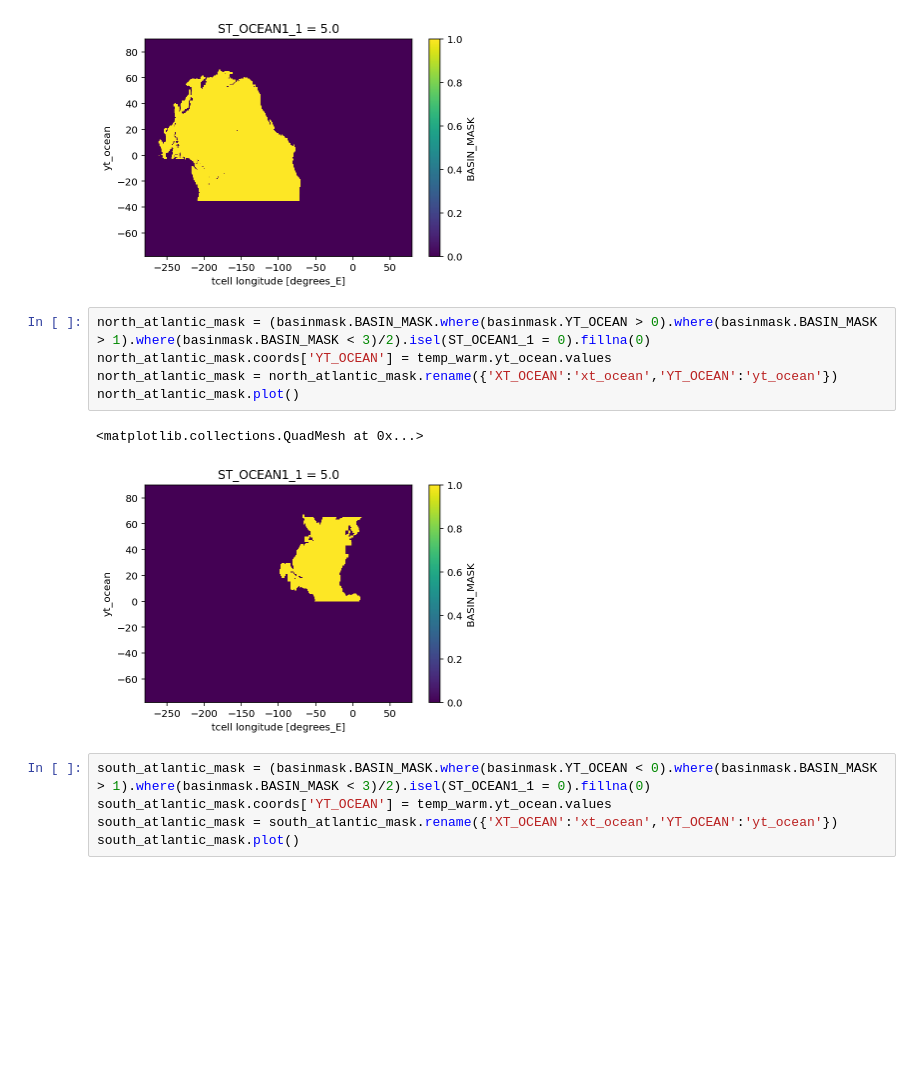
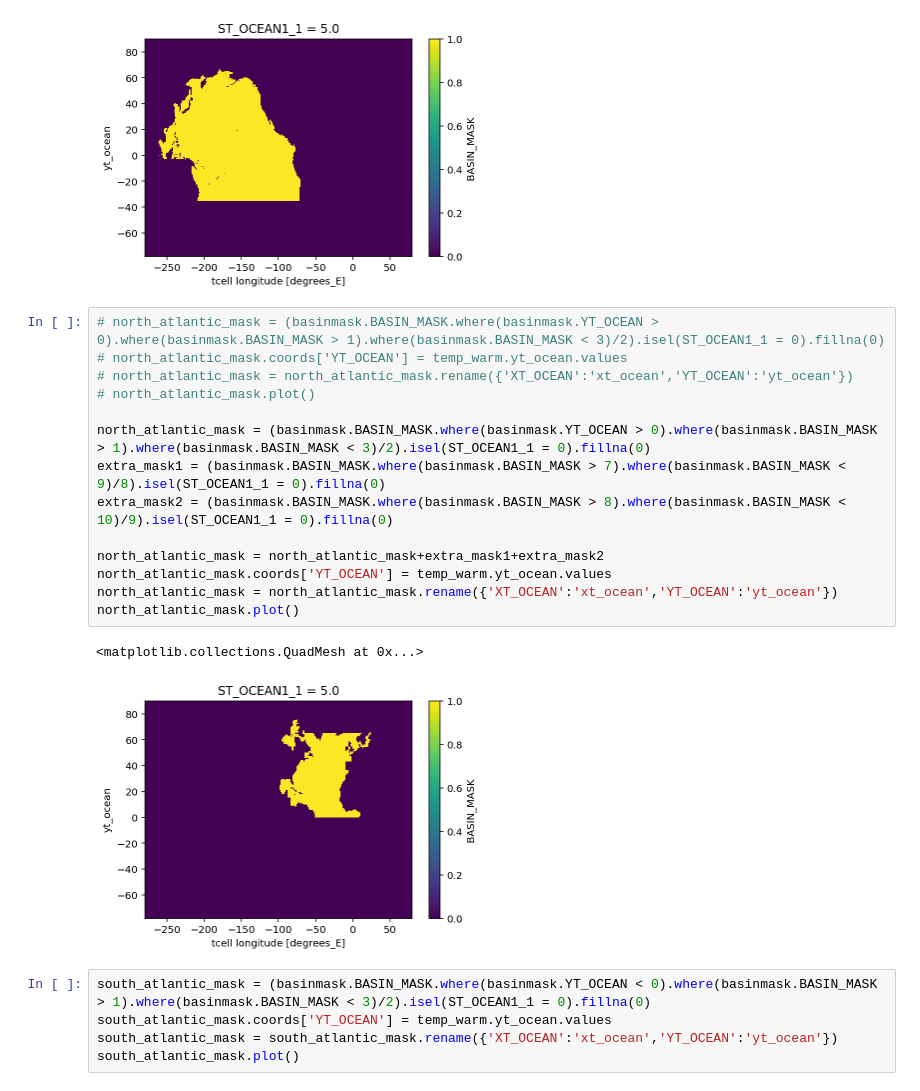
Before and after one commit to claireyung/unsw_clex_project_files, a Jupyter notebook: basin_heat_uptake.ipynb, the cells around one changed output. Saved outputs shown, nothing was run; the diff lists cells and outputs as text; blank space fills up the shorter version.

```diff
--- a/basin_heat_uptake.ipynb
+++ b/basin_heat_uptake.ipynb
@@ -128,13 +128,22 @@ pacific_mask.plot()
 <matplotlib.collections.QuadMesh at 0x...>
 [figure]
 # %%
+# north_atlantic_mask = (basinmask.BASIN_MASK.where(basinmask.YT_OCEAN > 0).where(basinmask.BASIN_MASK > 1).where(basinmask.BASIN_MASK < 3)/2).isel(ST_OCEAN1_1 = 0).fillna(0)
+# north_atlantic_mask.coords['YT_OCEAN'] = temp_warm.yt_ocean.values
+# north_atlantic_mask = north_atlantic_mask.rename({'XT_OCEAN':'xt_ocean','YT_OCEAN':'yt_ocean'})
+# north_atlantic_mask.plot()
+
 north_atlantic_mask = (basinmask.BASIN_MASK.where(basinmask.YT_OCEAN > 0).where(basinmask.BASIN_MASK > 1).where(basinmask.BASIN_MASK < 3)/2).isel(ST_OCEAN1_1 = 0).fillna(0)
+extra_mask1 = (basinmask.BASIN_MASK.where(basinmask.BASIN_MASK > 7).where(basinmask.BASIN_MASK < 9)/8).isel(ST_OCEAN1_1 = 0).fillna(0)
+extra_mask2 = (basinmask.BASIN_MASK.where(basinmask.BASIN_MASK > 8).where(basinmask.BASIN_MASK < 10)/9).isel(ST_OCEAN1_1 = 0).fillna(0)
+
+north_atlantic_mask = north_atlantic_mask+extra_mask1+extra_mask2
 north_atlantic_mask.coords['YT_OCEAN'] = temp_warm.yt_ocean.values
 north_atlantic_mask = north_atlantic_mask.rename({'XT_OCEAN':'xt_ocean','YT_OCEAN':'yt_ocean'})
 north_atlantic_mask.plot()
 # %% [output]
 <matplotlib.collections.QuadMesh at 0x...>
-[figure, old version]
+[figure, new version]
 # %%
 south_atlantic_mask = (basinmask.BASIN_MASK.where(basinmask.YT_OCEAN < 0).where(basinmask.BASIN_MASK > 1).where(basinmask.BASIN_MASK < 3)/2).isel(ST_OCEAN1_1 = 0).fillna(0)
 south_atlantic_mask.coords['YT_OCEAN'] = temp_warm.yt_ocean.values
```
Also changed, not shown: parts of 7 cells of this notebook, 13 other files.
